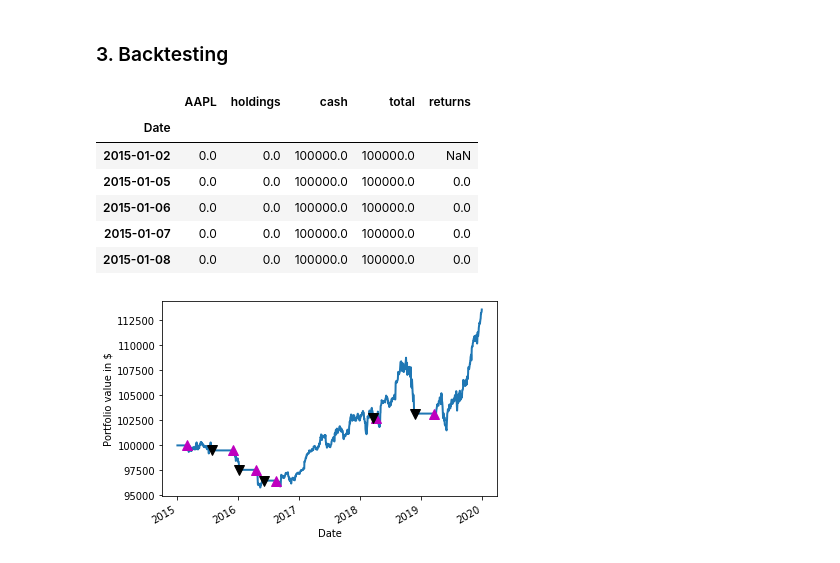
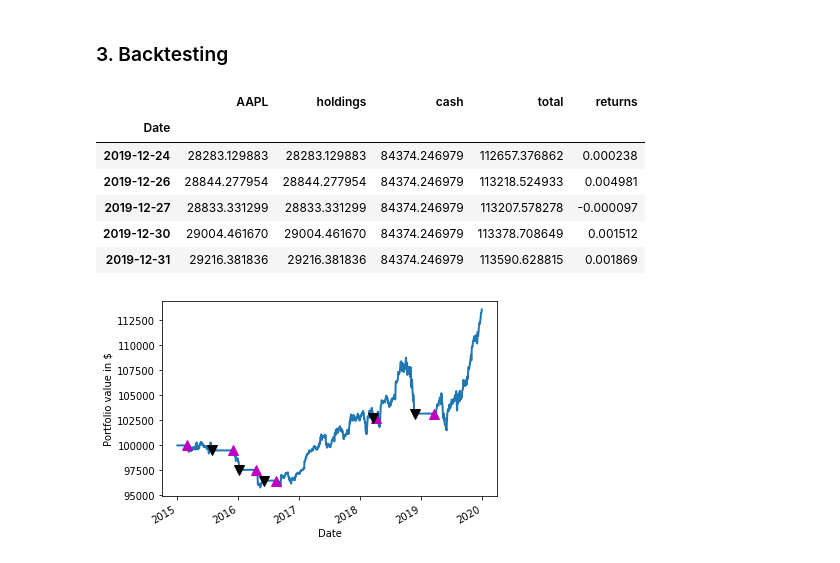
Before and after one commit to awoo424/algotrading, a Jupyter notebook: code/technical-analysis_basics/simple-strategy-ma-crossover.ipynb, the cells around one changed output. Cells and saved outputs as stored; diff of their text form; code cells hidden in the pictures.

```diff
--- a/code/technical-analysis_basics/simple-strategy-ma-crossover.ipynb
+++ b/code/technical-analysis_basics/simple-strategy-ma-crossover.ipynb
@@ -25,7 +25,7 @@ import numpy as np
 import matplotlib.pyplot as plt
 # %%
 # load aapl csv file
-aapl = pd.read_csv('../../database/nasdaq_ticks_day/nasdaq_AAPL.csv', header=0, index_col='Date', parse_dates=True)
+aapl = pd.read_csv('../../database/microeconomic_data/nasdaq_ticks_day/nasdaq_AAPL.csv', header=0, index_col='Date', parse_dates=True)
 
 # We select only the data from 2015-2019
 aapl = aapl.loc[pd.Timestamp('2015-01-01'):pd.Timestamp('2019-12-31')]
@@ -100,40 +100,40 @@ plt.show()
 # Set the initial capital
 initial_capital= float(100000.0)
 
 # Create a DataFrame `positions`
 positions = pd.DataFrame(index=signals.index).fillna(0.0)
 
 # Buy a 100 shares
 positions['AAPL'] = 100*signals['signal']
 
 # Initialize the portfolio with value owned
 portfolio = positions.multiply(aapl['Close'], axis=0)
 
 # Store the difference in shares owned
 pos_diff = positions.diff()
 
 # Add `holdings` to portfolio
 portfolio['holdings'] = (positions.multiply(aapl['Close'], axis=0)).sum(axis=1)
 
 # Add `cash` to portfolio
 portfolio['cash'] = initial_capital - (pos_diff.multiply(aapl['Close'], axis=0)).sum(axis=1).cumsum()
 
 # Add `total` to portfolio
 portfolio['total'] = portfolio['cash'] + portfolio['holdings']
 
 # Add `returns` to portfolio
 portfolio['returns'] = portfolio['total'].pct_change()
 
-# Print the first lines of `portfolio`
-portfolio.head()
+# Print the last lines of `portfolio`
+portfolio.tail()
 # %% [output]
 |  | AAPL | holdings | cash | total | returns |
 | Date |  |  |  |  |  |
-| 2015-01-02 | 0.0 | 0.0 | 100000.0 | 100000.0 | NaN |
-| 2015-01-05 | 0.0 | 0.0 | 100000.0 | 100000.0 | 0.0 |
-| 2015-01-06 | 0.0 | 0.0 | 100000.0 | 100000.0 | 0.0 |
-| 2015-01-07 | 0.0 | 0.0 | 100000.0 | 100000.0 | 0.0 |
-| 2015-01-08 | 0.0 | 0.0 | 100000.0 | 100000.0 | 0.0 |
+| 2019-12-24 | 28283.129883 | 28283.129883 | 84374.246979 | 112657.376862 | 0.000238 |
+| 2019-12-26 | 28844.277954 | 28844.277954 | 84374.246979 | 113218.524933 | 0.004981 |
+| 2019-12-27 | 28833.331299 | 28833.331299 | 84374.246979 | 113207.578278 | -0.000097 |
+| 2019-12-30 | 29004.461670 | 29004.461670 | 84374.246979 | 113378.708649 | 0.001512 |
+| 2019-12-31 | 29216.381836 | 29216.381836 | 84374.246979 | 113590.628815 | 0.001869 |
 # %%
 # Create a figure
 fig = plt.figure()
```
Also changed, not shown: 1 other file.
